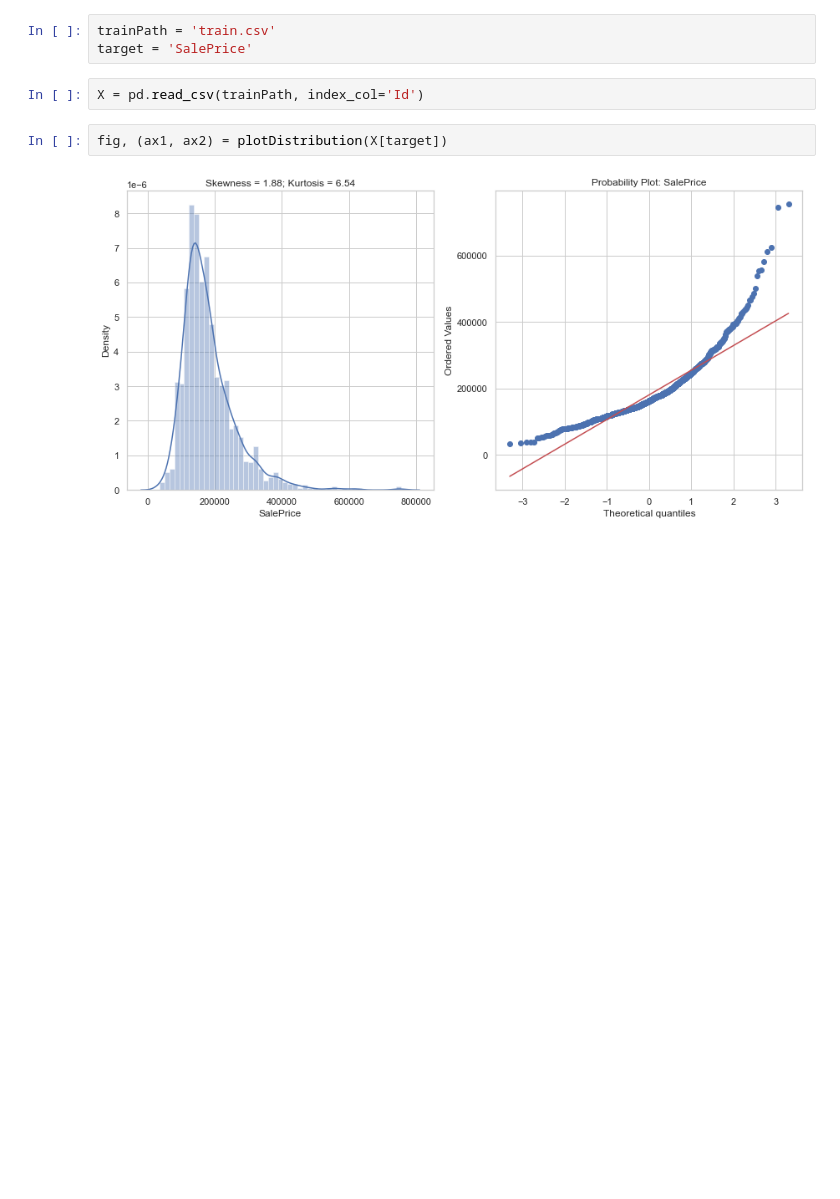
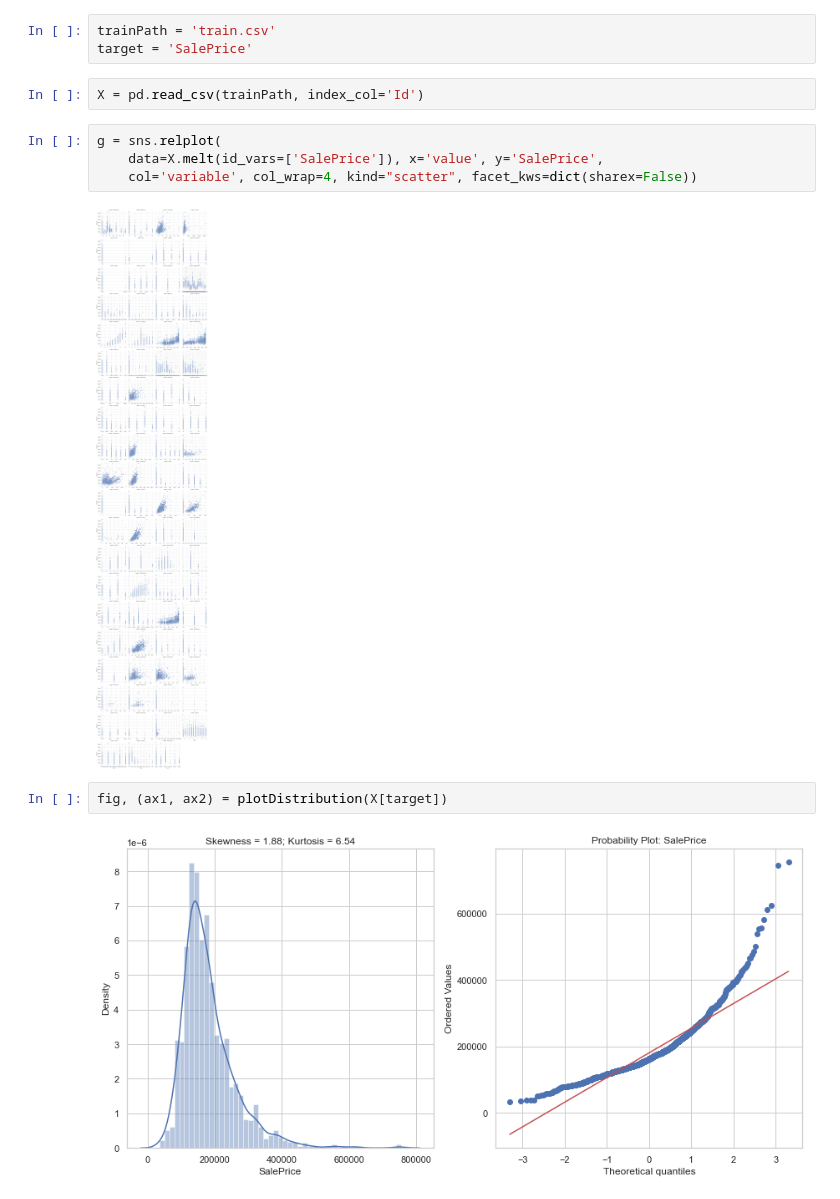
Before and after one commit to StephenRicher/machineLearning, a Jupyter notebook: HousingPrices/housePricePreprocessing.ipynb, the cells around one changed output. Saved outputs shown, nothing was run; the diff lists cells and outputs as text; blank space fills up the shorter version.

```diff
--- a/HousingPrices/housePricePreprocessing.ipynb
+++ b/HousingPrices/housePricePreprocessing.ipynb
@@ -81,6 +81,12 @@ trainPath = 'train.csv'
 target = 'SalePrice'
 # %%
 X = pd.read_csv(trainPath, index_col='Id')
+# %%
+g = sns.relplot(
+    data=X.melt(id_vars=['SalePrice']), x='value', y='SalePrice',
+    col='variable', col_wrap=4, kind="scatter", facet_kws=dict(sharex=False))
+# %% [output]
+[figure, added]
 # %%
 fig, (ax1, ax2) = plotDistribution(X[target])
 # %% [output]
```
Also changed, not shown: parts of 21 cells of this notebook, 3 other files.
